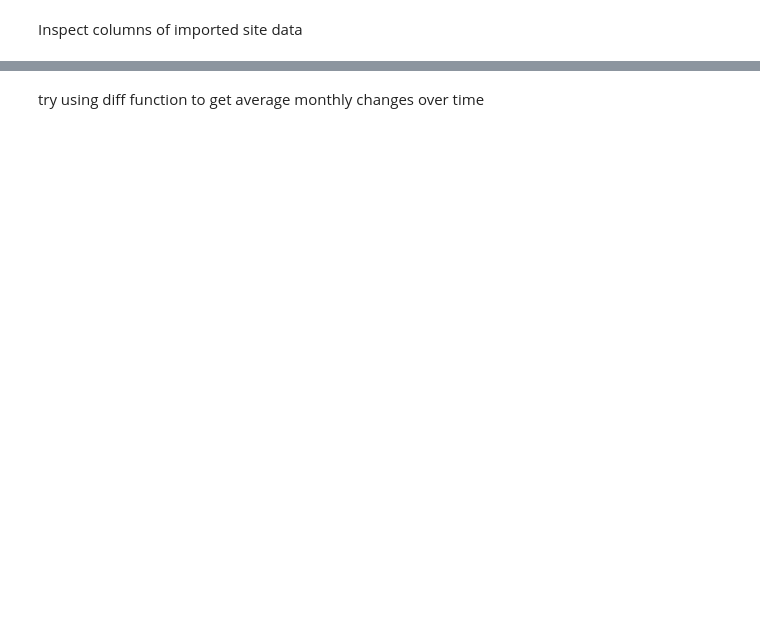
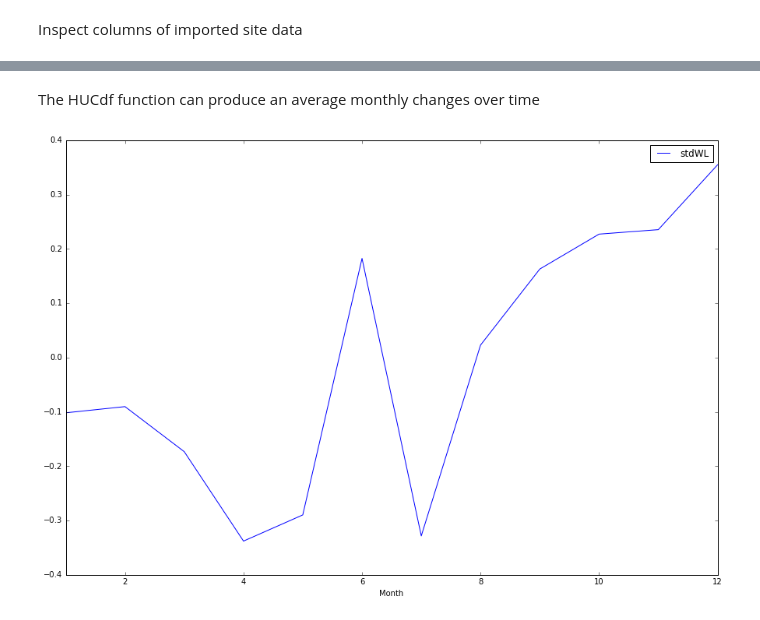
Before and after one commit to inkenbrandt/IPython, a Jupyter notebook: USGS_Interpolate.ipynb, the cells around one changed output, grey strips where cells are left out. Saved outputs shown, nothing was run; the diff lists cells and outputs as text; code cells hidden in the pictures; blank space fills up the shorter version.

```diff
--- a/USGS_Interpolate.ipynb
+++ b/USGS_Interpolate.ipynb
@@ -86,2 +100,6 @@ stationWL['date'], stationWL['Year'], stationWL['Month'] = zip(*stationWL['lev_d
 # %% [markdown]
-try using diff function to get average monthly changes over time
+The HUCdf function can produce an average monthly changes over time
+# %%
+df1, df2 = USGS.HUCdf(16020301)
+# %% [output]
+[figure, added]
```
Also changed, not shown: parts of 73 cells of this notebook, 6 other files.
